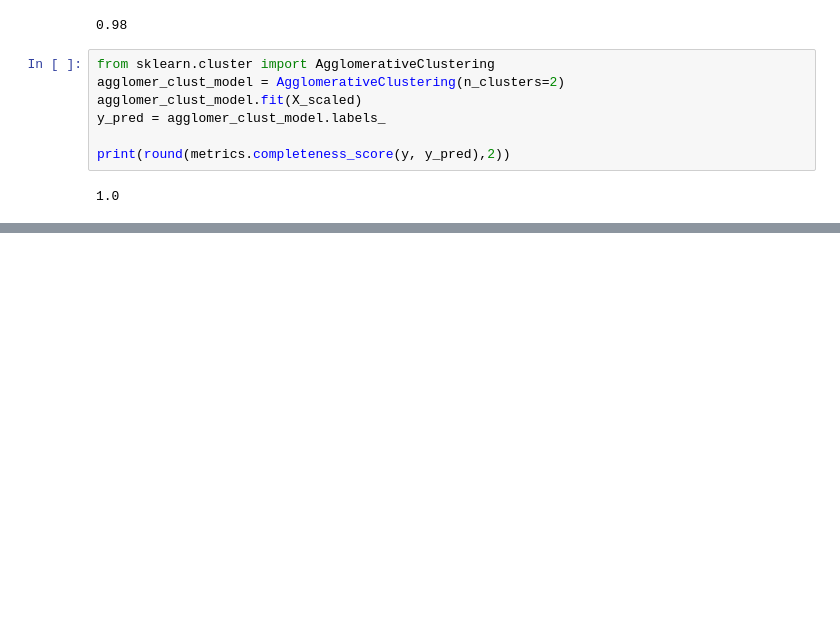
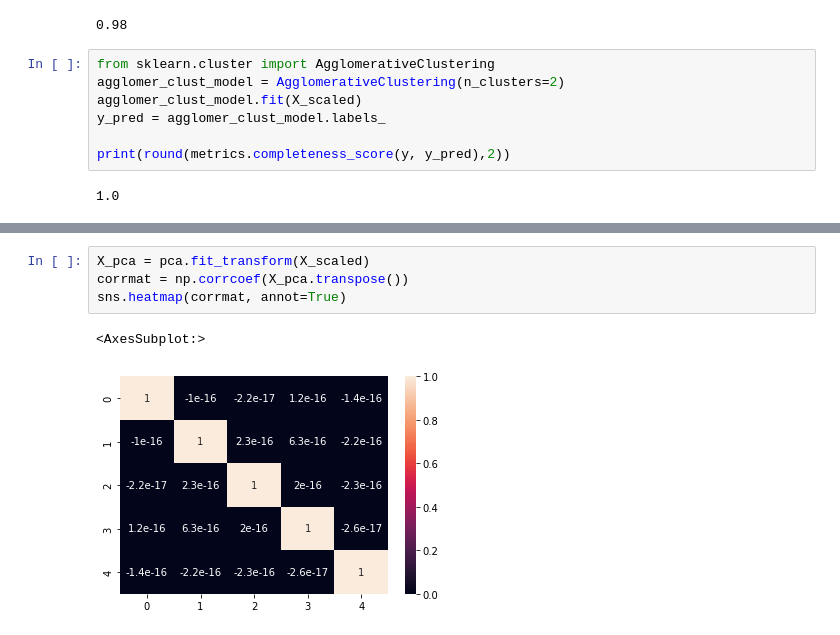
Before and after one commit to Nadarsa/sf_data_science, a Jupyter notebook: Math & ML/practice.ipynb, the cells around one changed output, grey strips where cells are left out. Cells and saved outputs as stored; diff of their text form; blank space fills up the shorter version.

```diff
--- a/Math & ML/practice.ipynb
+++ b/Math & ML/practice.ipynb
@@ -2266,0 +2427,7 @@ print(round(metrics.completeness_score(y, y_pred),2))
+# %%
+X_pca = pca.fit_transform(X_scaled)
+corrmat = np.corrcoef(X_pca.transpose())
+sns.heatmap(corrmat, annot=True)
+# %% [output]
+<AxesSubplot:>
+[figure, added]
```
Also changed, not shown: parts of 25 cells of this notebook, 1 other file.
